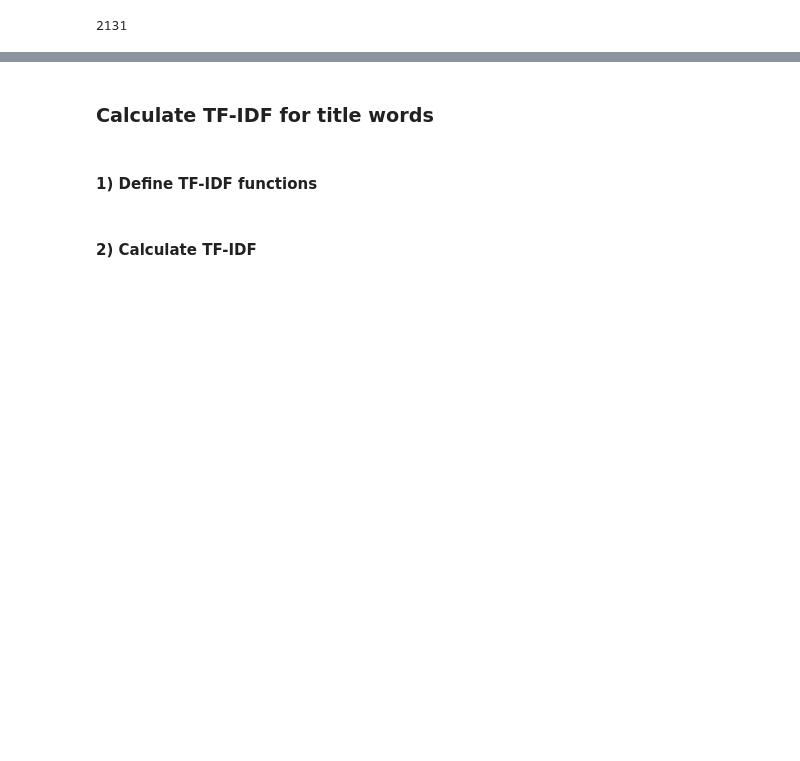
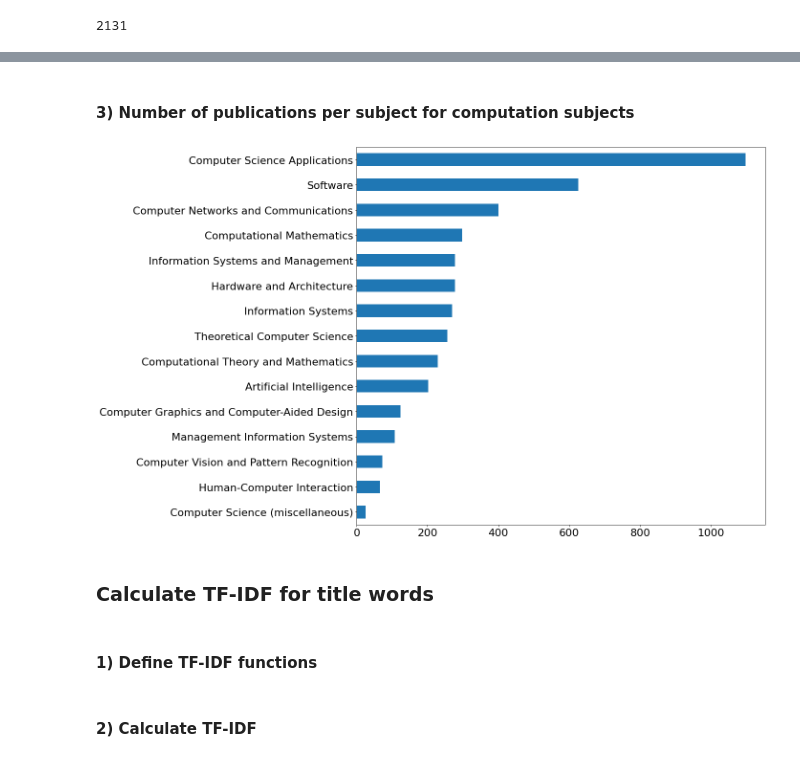
Before and after one commit to pedroboechat/COS738_BuscaMineracaoTexto_TrabFinal, a Jupyter notebook: notebook.ipynb, the cells around one changed output, grey strips where cells are left out. Cells and saved outputs as stored; diff of their text form; code cells hidden in the pictures; blank space fills up the shorter version.

```diff
--- a/notebook.ipynb
+++ b/notebook.ipynb
@@ -224,3 +194,12 @@ df_comp.shape[0]
+# %% [markdown]
+#### 3) Number of publications per subject for computation subjects
+# %%
+df.explode("subject")["subject"].apply(lambda x: x if x in comp_subjects else float("NaN")).value_counts().iloc[::-1].plot(kind="barh", figsize=(20,12));
+plt.tight_layout()
+plt.rcParams.update({'font.size': 22})
+plt.savefig("./data/comp_subjects.pdf")
+# %% [output]
+[figure, added]
 # %% [markdown]
 ### Calculate TF-IDF for title words
 # %% [markdown]
```
Also changed, not shown: parts of 32 cells of this notebook.
